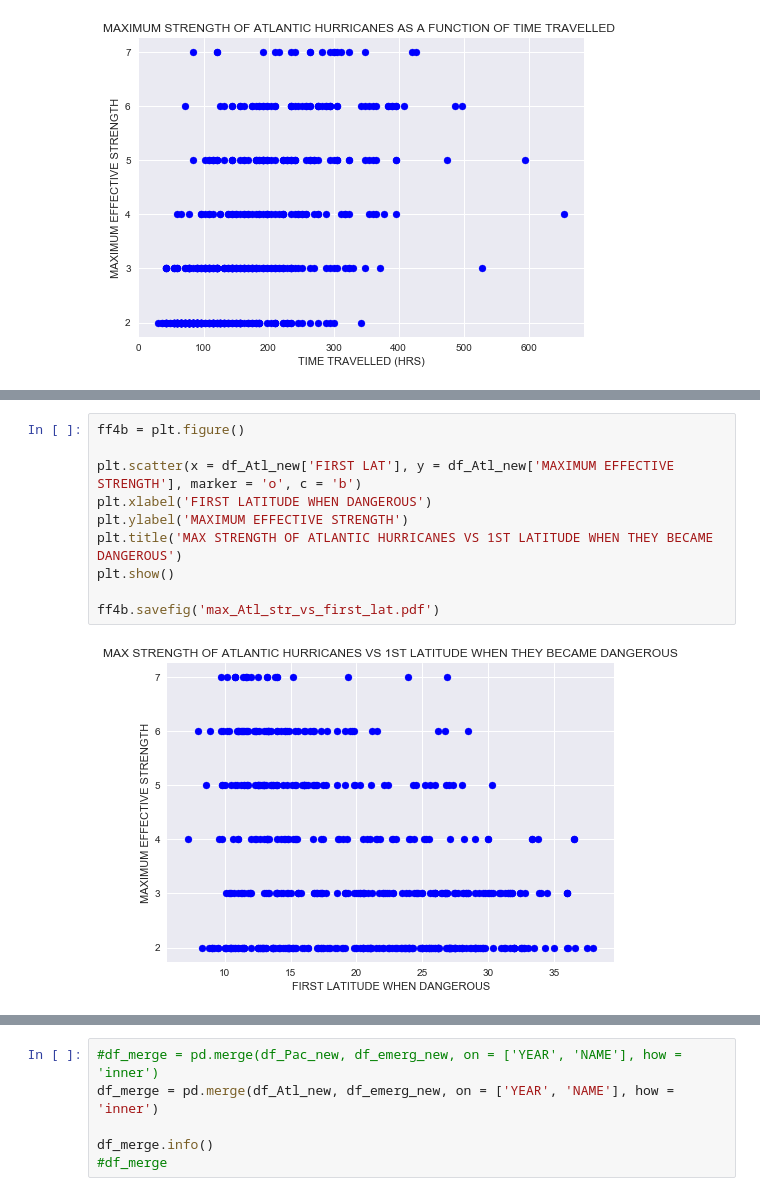
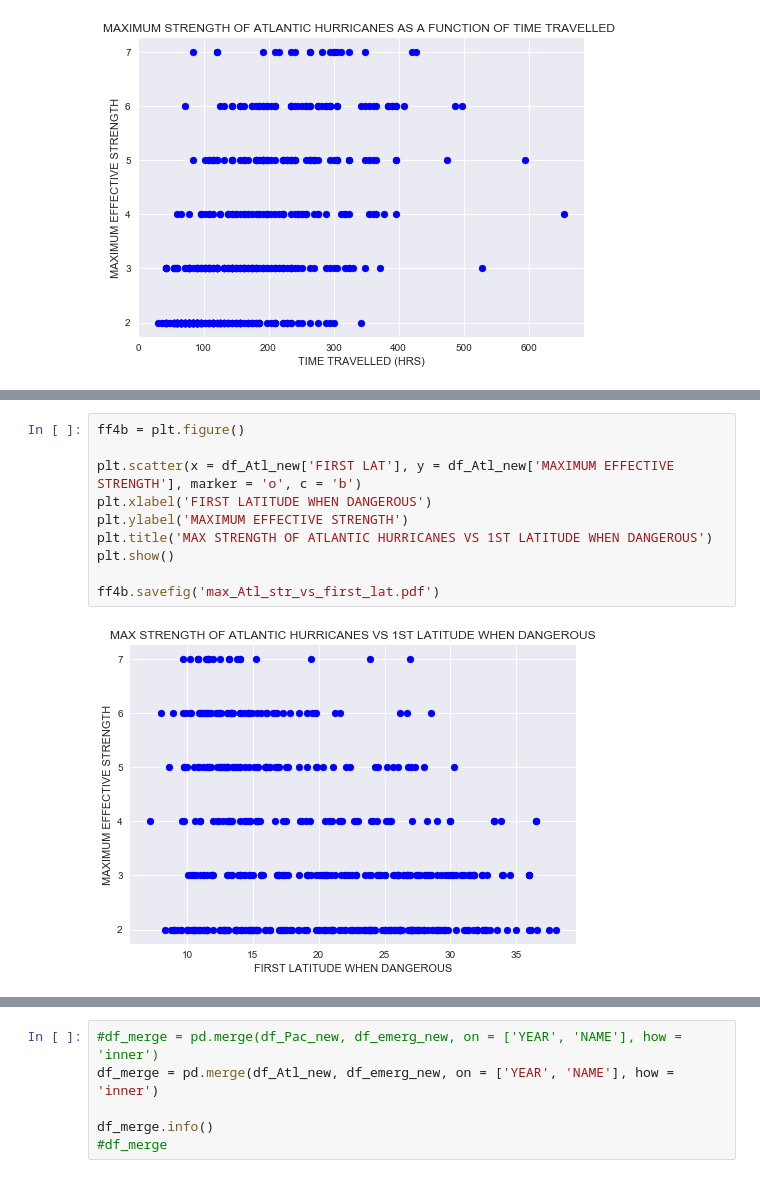
Before and after one commit to DenisDalidovich/SpringboardCapstoneProject1, a Jupyter notebook: Hurricanes_Data_Wrangling&Storytelling.ipynb, the cells around one changed output, grey strips where cells are left out. Drawn from its saved outputs; the diff is of its cells as text.

```diff
--- a/Hurricanes_Data_Wrangling&Storytelling.ipynb
+++ b/Hurricanes_Data_Wrangling&Storytelling.ipynb
@@ -672,15 +716,15 @@ ff4a.savefig('max_Pac_str_vs_first_lat.pdf')
 # %%
 ff4b = plt.figure()
 
 plt.scatter(x = df_Atl_new['FIRST LAT'], y = df_Atl_new['MAXIMUM EFFECTIVE STRENGTH'], marker = 'o', c = 'b')
 plt.xlabel('FIRST LATITUDE WHEN DANGEROUS')
 plt.ylabel('MAXIMUM EFFECTIVE STRENGTH')
-plt.title('MAX STRENGTH OF ATLANTIC HURRICANES VS 1ST LATITUDE WHEN THEY BECAME DANGEROUS')
+plt.title('MAX STRENGTH OF ATLANTIC HURRICANES VS 1ST LATITUDE WHEN DANGEROUS')
 plt.show()
 
 ff4b.savefig('max_Atl_str_vs_first_lat.pdf')
 # %% [output]
-[figure, old version]
+[figure, new version]
 # %%
 ff4c = plt.figure()
 
```
Also changed, not shown: parts of 17 cells of this notebook.
